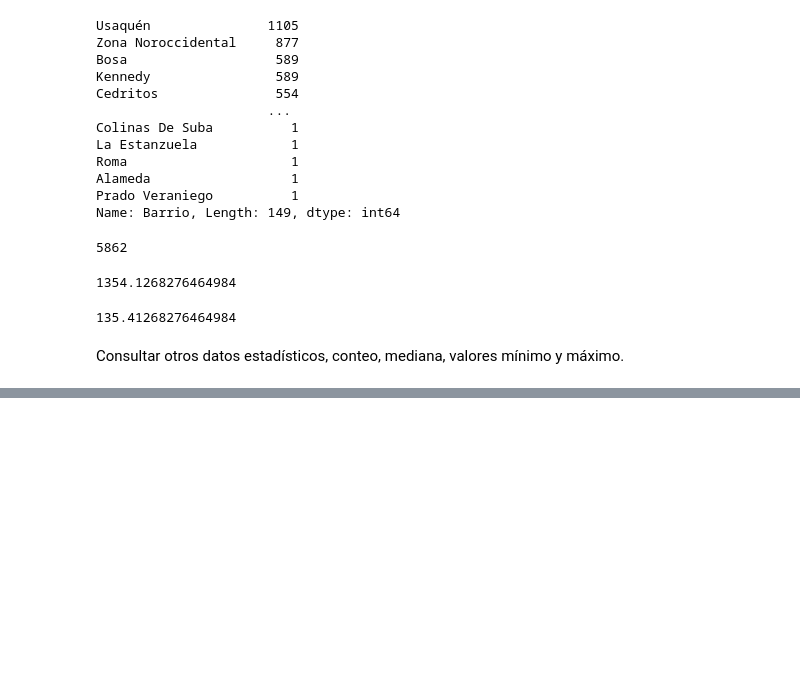
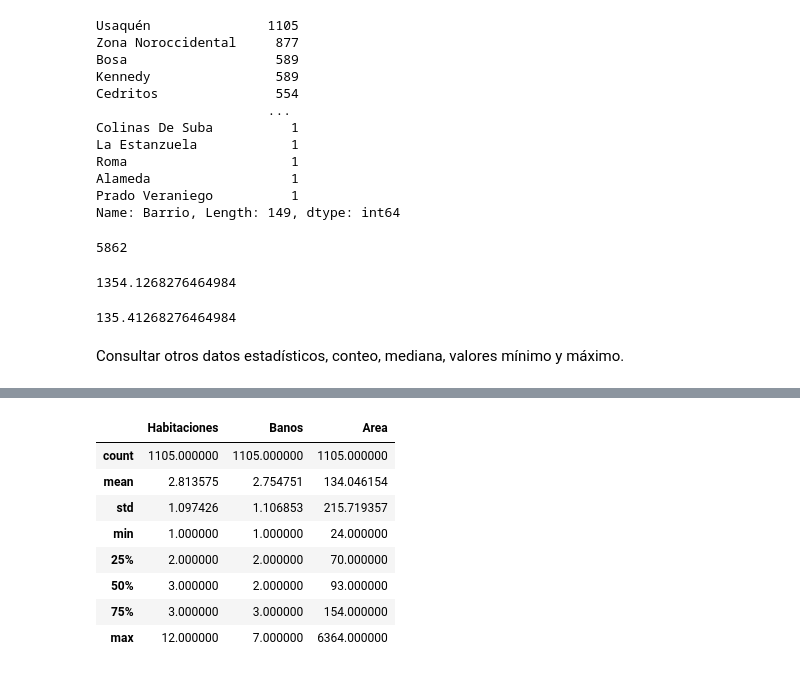
Before and after one commit to Nerebos/Inmsersion-de-datos, a Jupyter notebook: Desafios_Clase_1.ipynb, the cells around one changed output, grey strips where cells are left out. Drawn from its saved outputs; the diff is of its cells as text; code cells hidden in the pictures; blank space fills up the shorter version.

```diff
--- a/Desafios_Clase_1.ipynb
+++ b/Desafios_Clase_1.ipynb
@@ -85,0 +96,12 @@ len
+# %%
+inmuebles_test1.describe()
+# %% [output]
+|  | Habitaciones | Banos | Area |
+| count | 1105.000000 | 1105.000000 | 1105.000000 |
+| mean | 2.813575 | 2.754751 | 134.046154 |
+| std | 1.097426 | 1.106853 | 215.719357 |
+| min | 1.000000 | 1.000000 | 24.000000 |
+| 25% | 2.000000 | 2.000000 | 70.000000 |
+| 50% | 3.000000 | 2.000000 | 93.000000 |
+| 75% | 3.000000 | 3.000000 | 154.000000 |
+| max | 12.000000 | 7.000000 | 6364.000000 |
```
Also changed, not shown: parts of 11 cells of this notebook.
